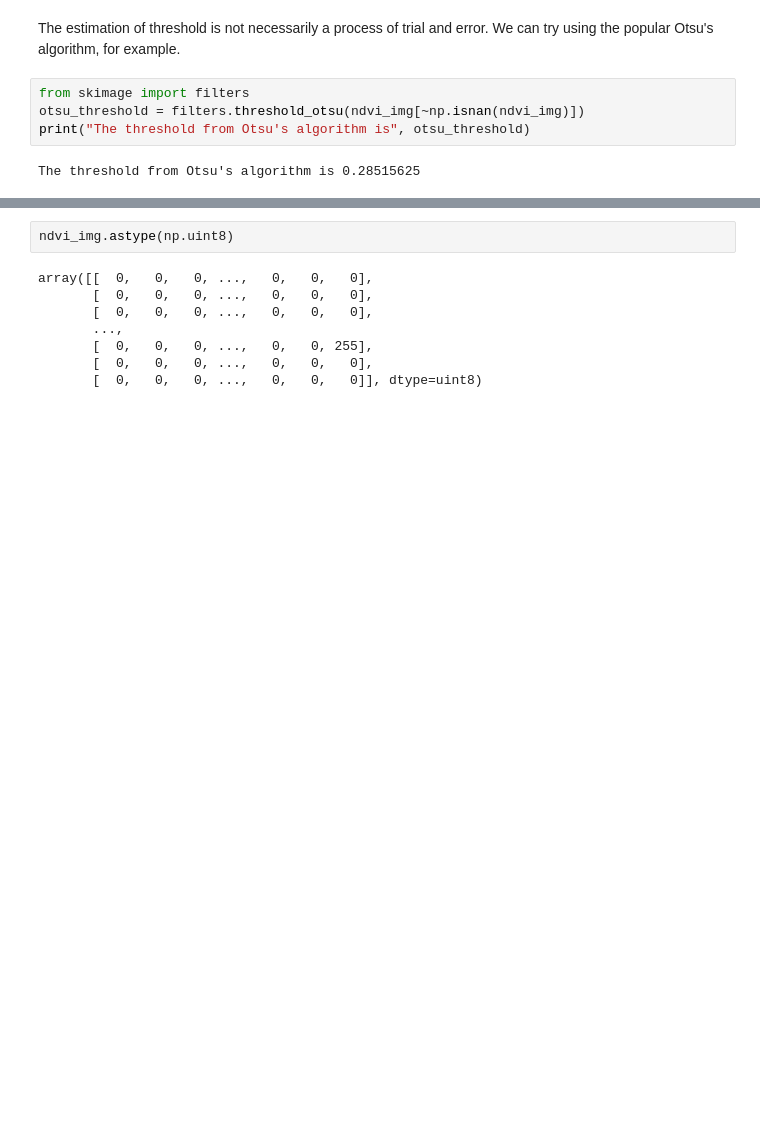
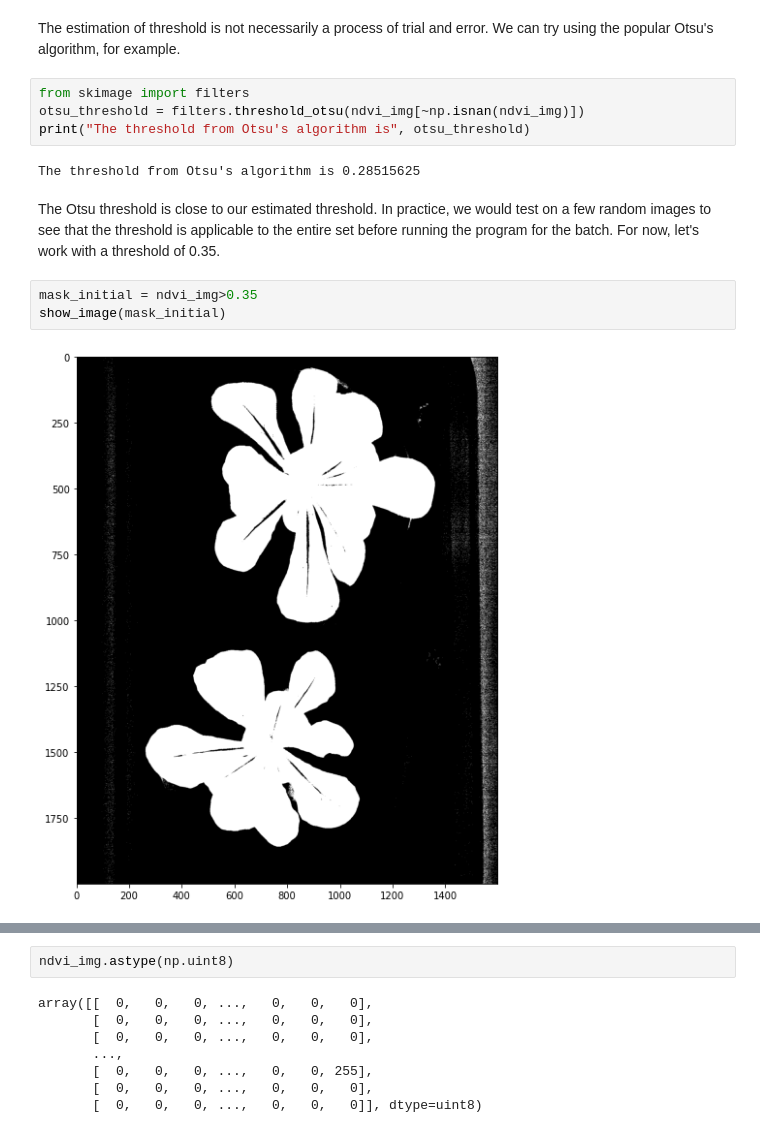
Before and after one commit to piyuss/hyperspectral-image-demo, a Jupyter notebook: Copy_of_hyper_image_demo.ipynb, the cells around one changed output, grey strips where cells are left out. Cells and saved outputs as stored; diff of their text form; blank space fills up the shorter version.

```diff
--- a/Copy_of_hyper_image_demo.ipynb
+++ b/Copy_of_hyper_image_demo.ipynb
@@ -235,3 +214,10 @@ otsu_threshold = filters.threshold_otsu(ndvi_img[~np.isnan(ndvi_img)])
 print("The threshold from Otsu's algorithm is", otsu_threshold)
 # %% [output]
 The threshold from Otsu's algorithm is 0.28515625
+# %% [markdown]
+The Otsu threshold is close to our estimated threshold. In practice, we would test on a few random images to see that the threshold is applicable to the entire set before running the program for the batch. For now, let's work with a threshold of 0.35.
+# %%
+mask_initial = ndvi_img>0.35
+show_image(mask_initial)
+# %% [output]
+[figure, added]
```
Also changed, not shown: parts of 12 cells of this notebook.
